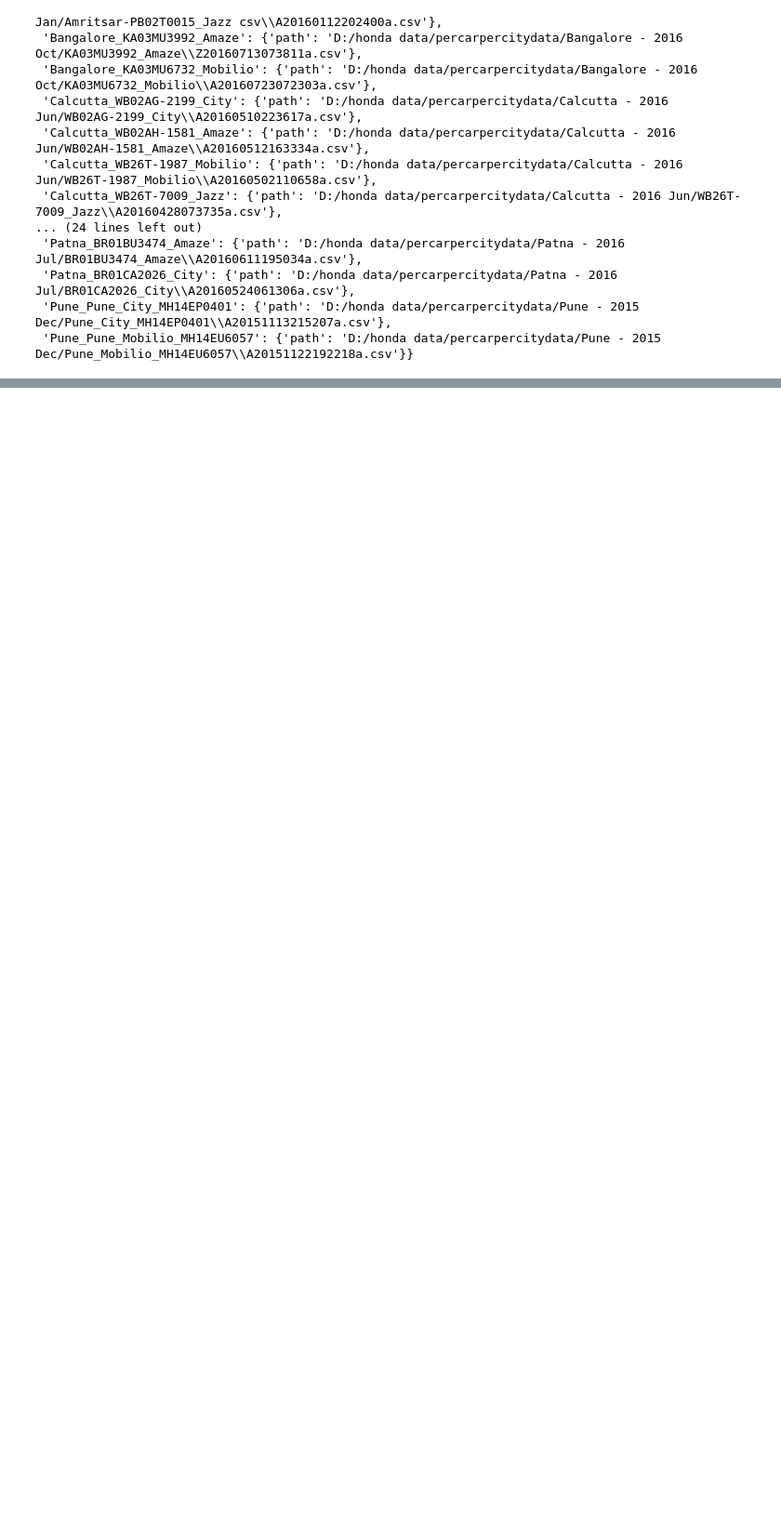
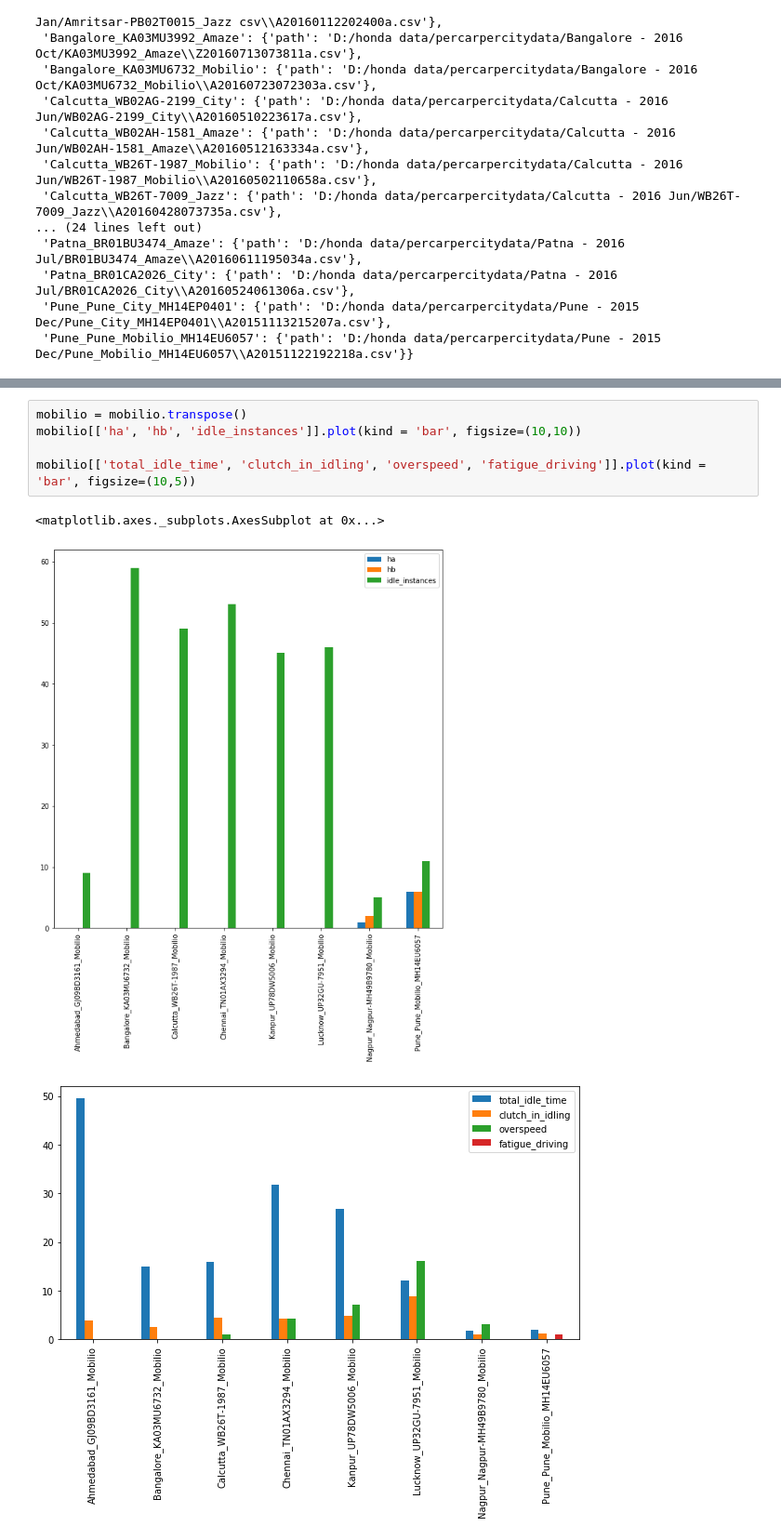
Before and after one commit to poshitasingh/honda_analysis, a Jupyter notebook: Honda.ipynb, the cells around one changed output, grey strips where cells are left out. Shown at 93% size. Saved outputs shown, nothing was run; the diff lists cells and outputs as text; blank space fills up the shorter version.

```diff
--- a/Honda.ipynb
+++ b/Honda.ipynb
@@ -159,0 +282,9 @@ k
+# %%
+mobilio = mobilio.transpose()
+mobilio[['ha', 'hb', 'idle_instances']].plot(kind = 'bar', figsize=(10,10))
+
+mobilio[['total_idle_time', 'clutch_in_idling', 'overspeed', 'fatigue_driving']].plot(kind = 'bar', figsize=(10,5))
+# %% [output]
+<matplotlib.axes._subplots.AxesSubplot at 0x...>
+[figure, added]
+[figure, added]
```
Also changed, not shown: parts of 15 cells of this notebook.
